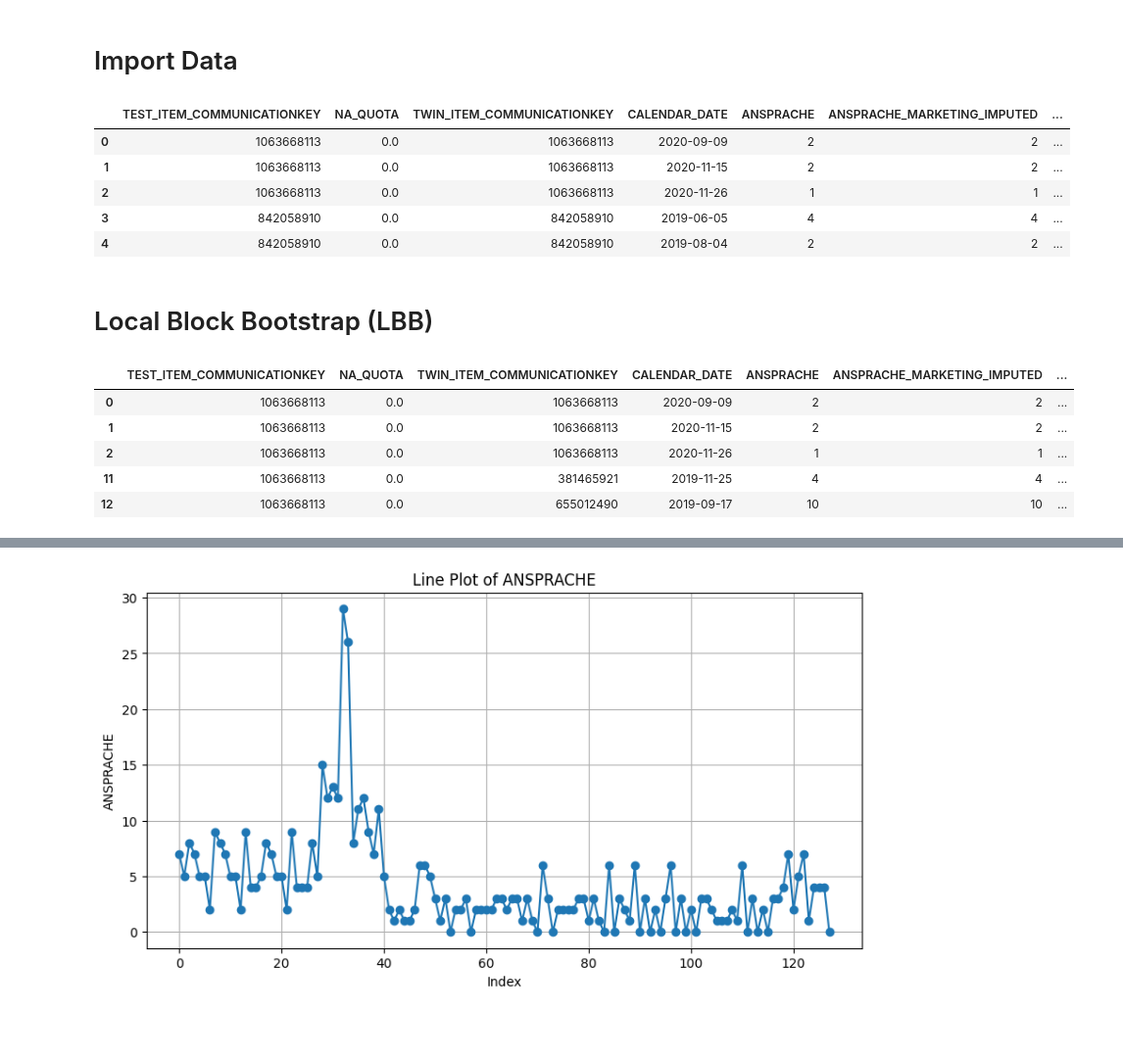
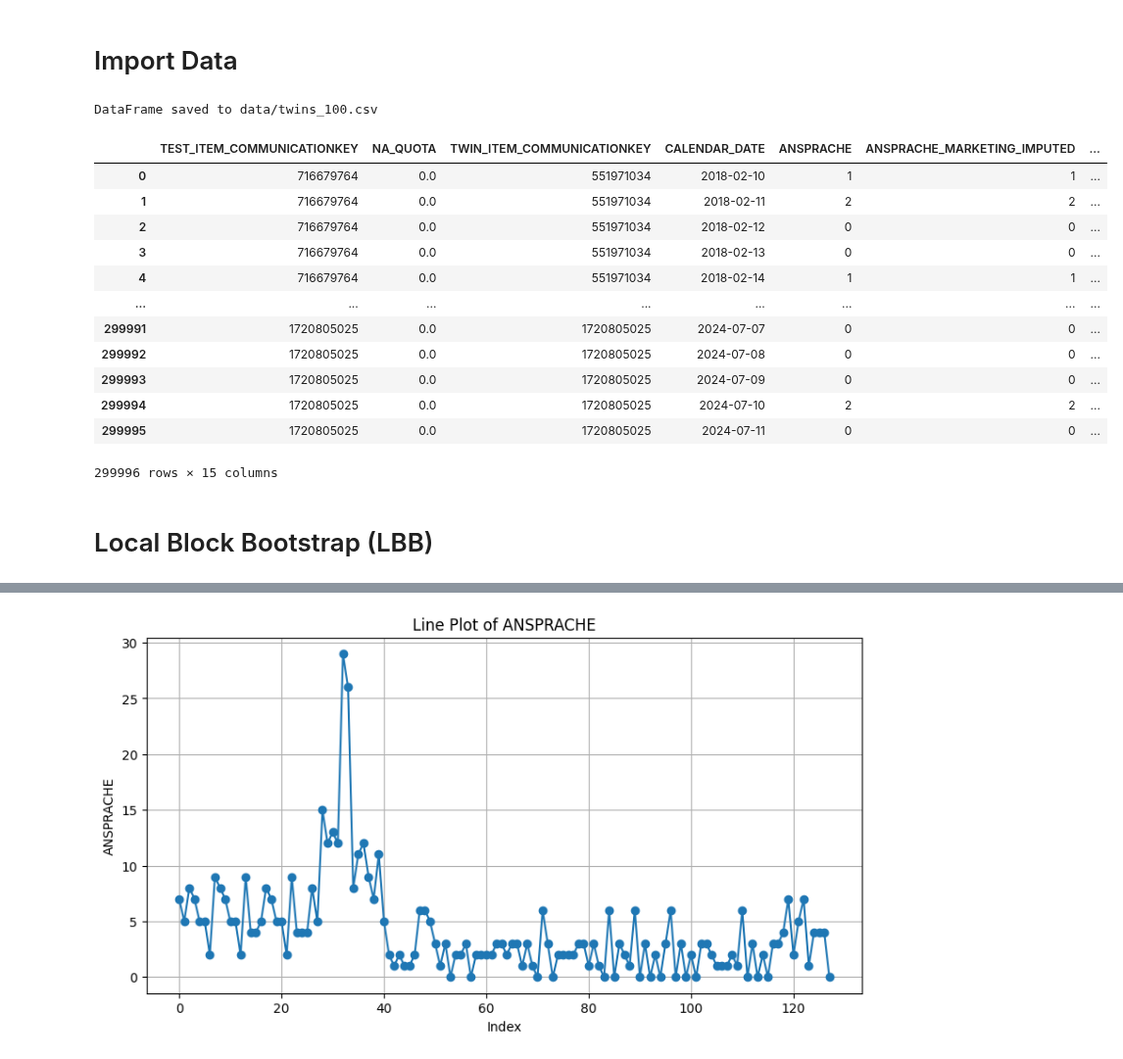
Before and after one commit to chrisnhr/Diplom, a Jupyter notebook: bootstrapping.ipynb, the cells around one changed output, grey strips where cells are left out. Shown at 98% size. Cells and saved outputs as stored; diff of their text form; code cells hidden in the pictures; blank space fills up the shorter version.

```diff
--- a/bootstrapping.ipynb
+++ b/bootstrapping.ipynb
@@ -17,15 +10,15 @@ import matplotlib.pyplot as plt
 # %% [markdown]
 # Import Data
 # %%
-def download_bq_table_to_dataframe(project_id, dataset_id, table_id):
-    # Create a BigQuery client
-    client = bigquery.Client(project=project_id)
-
-    # Construct the fully qualified table ID
+def get_bq_table(table_id, file_path=None, project_id: str = "brain-flash-dev", dataset_id: str = "dagster_common"):
+    client = bq.Client(project=project_id)
     table_ref = f"{project_id}.{dataset_id}.{table_id}"
 
-    # Query the table
     query = f"SELECT * FROM `{table_ref}`"
     df = client.query(query).to_dataframe()
 
+    if file_path is not None:
+        df.to_csv(file_path, index=False)
+        print(f"DataFrame saved to {file_path}")
+
     return df
@@ -38,10 +25,18 @@ df = download_bq_table_to_dataframe(project_id, dataset_id, table_id)
-# %%
-df.head()
-# %% [output]
-|  | TEST_ITEM_COMMUNICATIONKEY | NA_QUOTA | TWIN_ITEM_COMMUNICATIONKEY | CALENDAR_DATE | ANSPRACHE | ANSPRACHE_MARKETING_IMPUTED | ... |
-| 0 | 1063668113 | 0.0 | 1063668113 | 2020-09-09 | 2 | 2 | ... |
-| 1 | 1063668113 | 0.0 | 1063668113 | 2020-11-15 | 2 | 2 | ... |
-| 2 | 1063668113 | 0.0 | 1063668113 | 2020-11-26 | 1 | 1 | ... |
-| 3 | 842058910 | 0.0 | 842058910 | 2019-06-05 | 4 | 4 | ... |
-| 4 | 842058910 | 0.0 | 842058910 | 2019-08-04 | 2 | 2 | ... |
+# %%
+get_bq_table("CN_data_to_fetch", file_path='data/twins_100.csv')
+# %% [output]
+DataFrame saved to data/twins_100.csv
+|  | TEST_ITEM_COMMUNICATIONKEY | NA_QUOTA | TWIN_ITEM_COMMUNICATIONKEY | CALENDAR_DATE | ANSPRACHE | ANSPRACHE_MARKETING_IMPUTED | ... |
+| 0 | 716679764 | 0.0 | 551971034 | 2018-02-10 | 1 | 1 | ... |
+| 1 | 716679764 | 0.0 | 551971034 | 2018-02-11 | 2 | 2 | ... |
+| 2 | 716679764 | 0.0 | 551971034 | 2018-02-12 | 0 | 0 | ... |
+| 3 | 716679764 | 0.0 | 551971034 | 2018-02-13 | 0 | 0 | ... |
+| 4 | 716679764 | 0.0 | 551971034 | 2018-02-14 | 1 | 1 | ... |
+| ... | ... | ... | ... | ... | ... | ... | ... |
+| 299991 | 1720805025 | 0.0 | 1720805025 | 2024-07-07 | 0 | 0 | ... |
+| 299992 | 1720805025 | 0.0 | 1720805025 | 2024-07-08 | 0 | 0 | ... |
+| 299993 | 1720805025 | 0.0 | 1720805025 | 2024-07-09 | 0 | 0 | ... |
+| 299994 | 1720805025 | 0.0 | 1720805025 | 2024-07-10 | 2 | 2 | ... |
+| 299995 | 1720805025 | 0.0 | 1720805025 | 2024-07-11 | 0 | 0 | ... |
+299996 rows × 15 columns
 # %%
@@ -53,9 +45,0 @@ df_slice = df.query("TEST_ITEM_COMMUNICATIONKEY == 1063668113", engine='python')
-# %%
-df_slice.head()
-# %% [output]
-|  | TEST_ITEM_COMMUNICATIONKEY | NA_QUOTA | TWIN_ITEM_COMMUNICATIONKEY | CALENDAR_DATE | ANSPRACHE | ANSPRACHE_MARKETING_IMPUTED | ... |
-| 0 | 1063668113 | 0.0 | 1063668113 | 2020-09-09 | 2 | 2 | ... |
-| 1 | 1063668113 | 0.0 | 1063668113 | 2020-11-15 | 2 | 2 | ... |
-| 2 | 1063668113 | 0.0 | 1063668113 | 2020-11-26 | 1 | 1 | ... |
-| 11 | 1063668113 | 0.0 | 381465921 | 2019-11-25 | 4 | 4 | ... |
-| 12 | 1063668113 | 0.0 | 655012490 | 2019-09-17 | 10 | 10 | ... |
```
Also changed, not shown: parts of 18 cells of this notebook, 3 other files.
